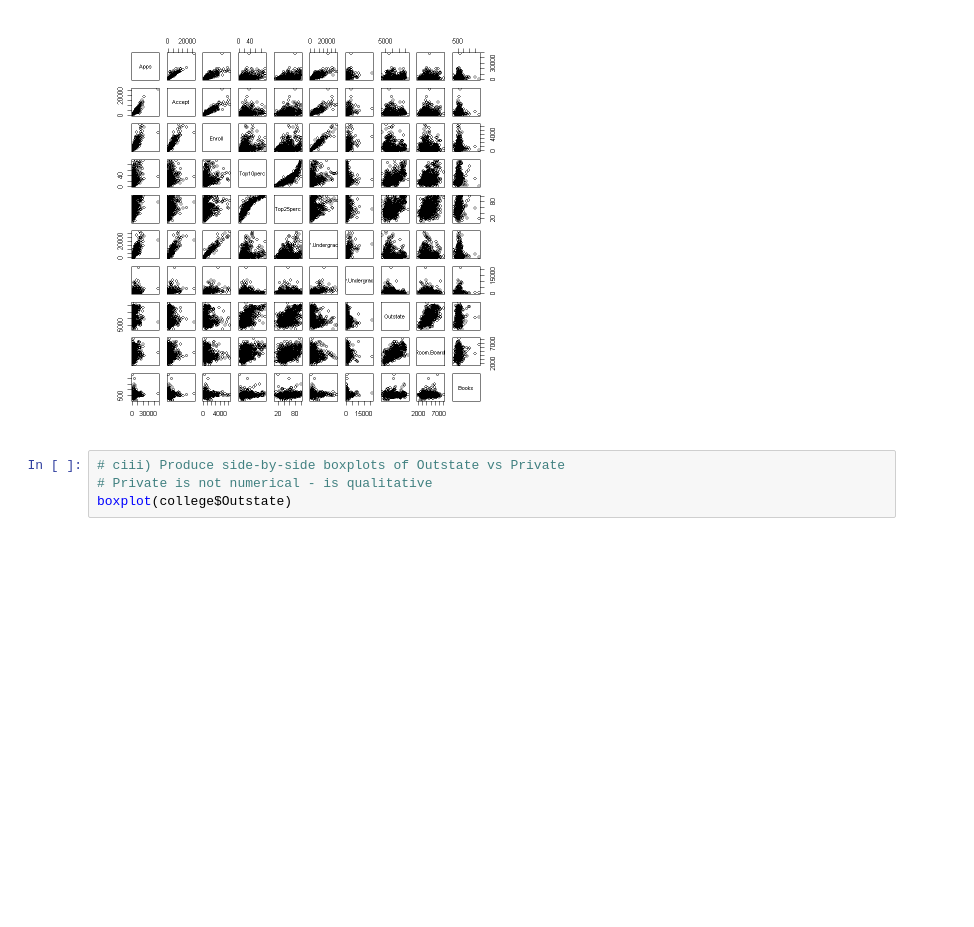
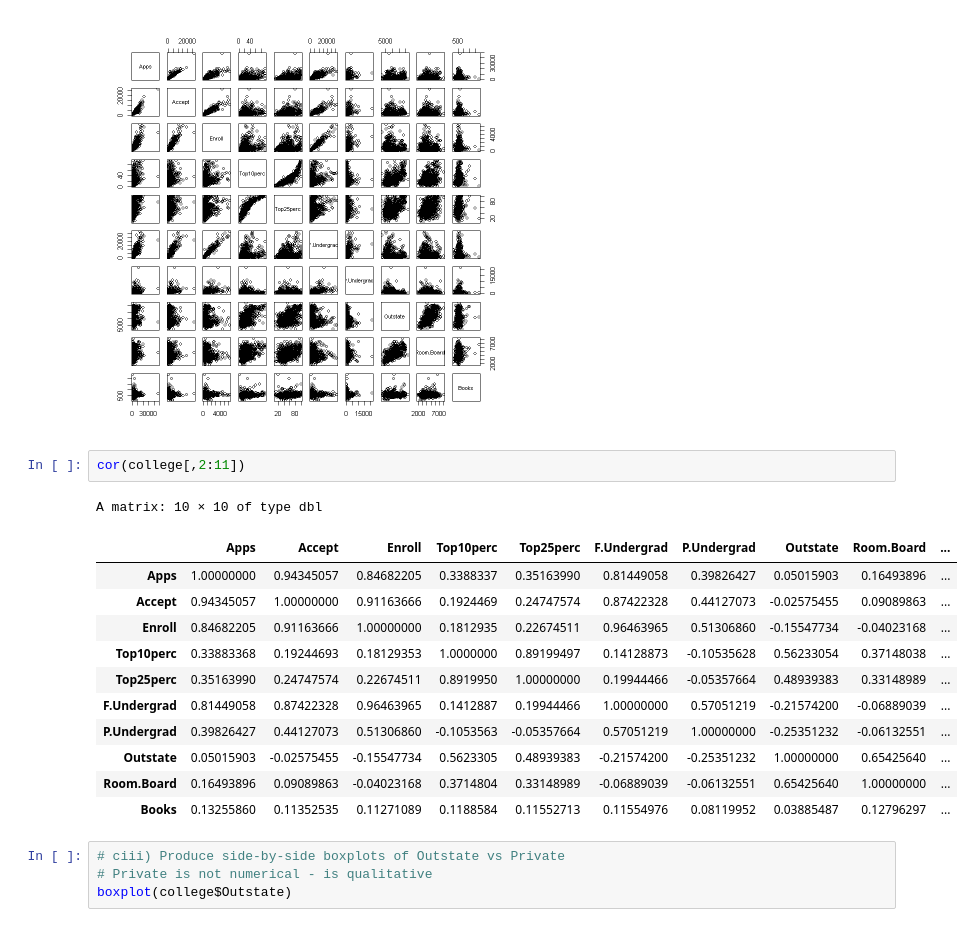
Before and after one commit to cnovacyu/data_analysis, a Jupyter notebook: Intro to Statistical Learning/Ch2_ISLR_College_R.ipynb, the cells around one changed output. Saved outputs shown, nothing was run; the diff lists cells and outputs as text; blank space fills up the shorter version.

Commit message:
added correlation matrix

```diff
--- a/Intro to Statistical Learning/Ch2_ISLR_College_R.ipynb
+++ b/Intro to Statistical Learning/Ch2_ISLR_College_R.ipynb
@@ -34,6 +34,21 @@ summary(college)
 pairs(college[,2:11])
 # %% [output]
 [figure]
+# %%
+cor(college[,2:11])
+# %% [output]
+A matrix: 10 × 10 of type dbl
+|  | Apps | Accept | Enroll | Top10perc | Top25perc | F.Undergrad | P.Undergrad | Outstate | Room.Board | ... |
+| Apps | 1.00000000 | 0.94345057 | 0.84682205 | 0.3388337 | 0.35163990 | 0.81449058 | 0.39826427 | 0.05015903 | 0.16493896 | ... |
+| Accept | 0.94345057 | 1.00000000 | 0.91163666 | 0.1924469 | 0.24747574 | 0.87422328 | 0.44127073 | -0.02575455 | 0.09089863 | ... |
+| Enroll | 0.84682205 | 0.91163666 | 1.00000000 | 0.1812935 | 0.22674511 | 0.96463965 | 0.51306860 | -0.15547734 | -0.04023168 | ... |
+| Top10perc | 0.33883368 | 0.19244693 | 0.18129353 | 1.0000000 | 0.89199497 | 0.14128873 | -0.10535628 | 0.56233054 | 0.37148038 | ... |
+| Top25perc | 0.35163990 | 0.24747574 | 0.22674511 | 0.8919950 | 1.00000000 | 0.19944466 | -0.05357664 | 0.48939383 | 0.33148989 | ... |
+| F.Undergrad | 0.81449058 | 0.87422328 | 0.96463965 | 0.1412887 | 0.19944466 | 1.00000000 | 0.57051219 | -0.21574200 | -0.06889039 | ... |
+| P.Undergrad | 0.39826427 | 0.44127073 | 0.51306860 | -0.1053563 | -0.05357664 | 0.57051219 | 1.00000000 | -0.25351232 | -0.06132551 | ... |
+| Outstate | 0.05015903 | -0.02575455 | -0.15547734 | 0.5623305 | 0.48939383 | -0.21574200 | -0.25351232 | 1.00000000 | 0.65425640 | ... |
+| Room.Board | 0.16493896 | 0.09089863 | -0.04023168 | 0.3714804 | 0.33148989 | -0.06889039 | -0.06132551 | 0.65425640 | 1.00000000 | ... |
+| Books | 0.13255860 | 0.11352535 | 0.11271089 | 0.1188584 | 0.11552713 | 0.11554976 | 0.08119952 | 0.03885487 | 0.12796297 | ... |
 # %%
 # ciii) Produce side-by-side boxplots of Outstate vs Private
 # Private is not numerical - is qualitative
```
Also changed, not shown: parts of 1 cell of this notebook.
